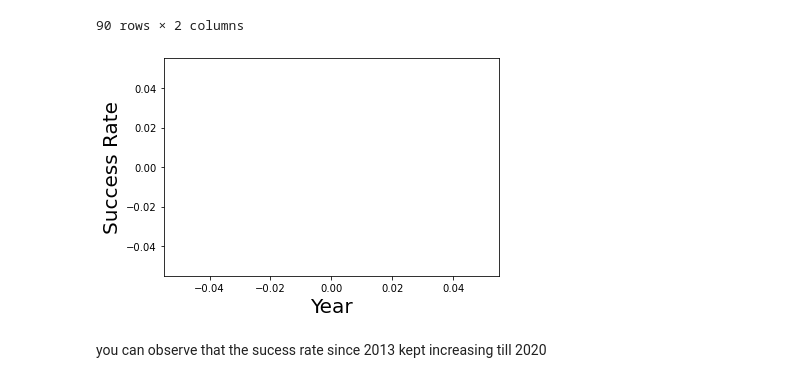
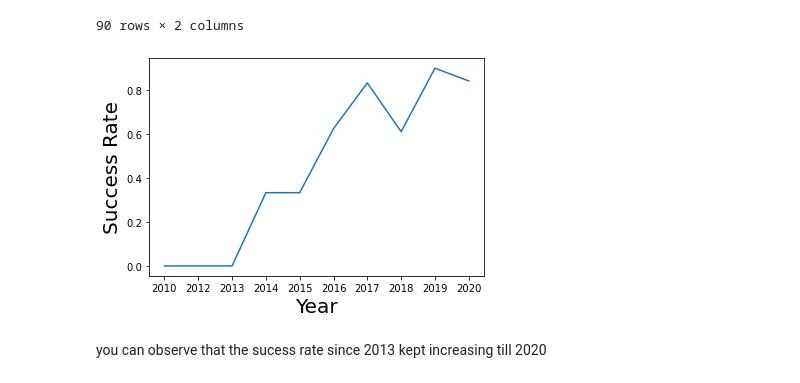
Before and after one commit to watcharachaiji/capstone, a Jupyter notebook: 05-jupyter-labs-eda-dataviz.ipynb, the cells around one changed output. Drawn from its saved outputs; the diff is of its cells as text; code cells hidden in the pictures.

```diff
--- a/05-jupyter-labs-eda-dataviz.ipynb
+++ b/05-jupyter-labs-eda-dataviz.ipynb
@@ -189,12 +189,12 @@ df1
 90 rows × 2 columns
 # %%
 
-sns.lineplot(data=df1, y=df1.groupby('year')['Class'].mean())
+sns.lineplot(data=df1.groupby('year')['Class'].mean())
 plt.xlabel("Year", fontsize=20)
 plt.ylabel("Success Rate", fontsize=20)
 plt.show()
 # %% [output]
-[figure, old version]
+[figure, new version]
 # %% [markdown]
 you can observe that the sucess rate since 2013 kept increasing till 2020
 # %% [markdown]
```
Also changed, not shown: parts of 5 cells of this notebook.
